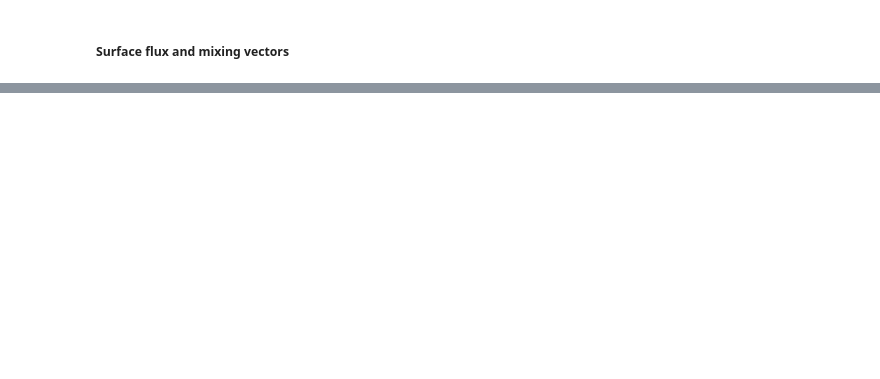
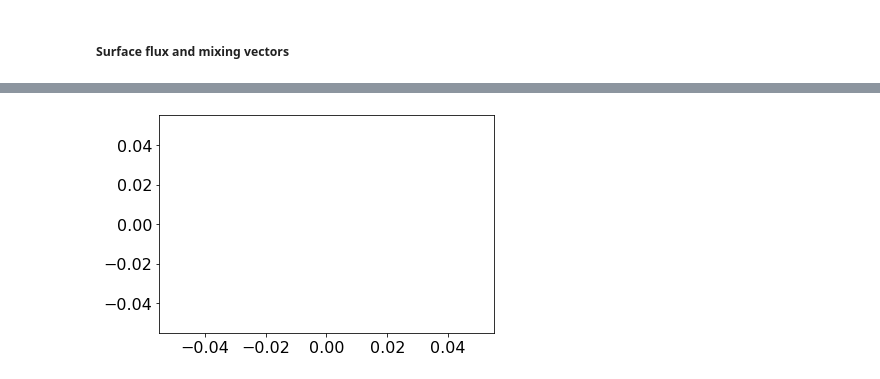
Before and after one commit to taimoorsohail/Min_Max_Transform, a Jupyter notebook: MinMixFinal.ipynb, the cells around one changed output, grey strips where cells are left out. Cells and saved outputs as stored; diff of their text form; code cells hidden in the pictures; blank space fills up the shorter version.

```diff
--- a/MinMixFinal.ipynb
+++ b/MinMixFinal.ipynb
@@ -662,0 +679,5 @@ print(S_Av_adj,T_Av_adj)
+# %%
+plt.plot()
+plt.show()
+# %% [output]
+[figure, added]
```
Also changed, not shown: parts of 18 cells of this notebook.
